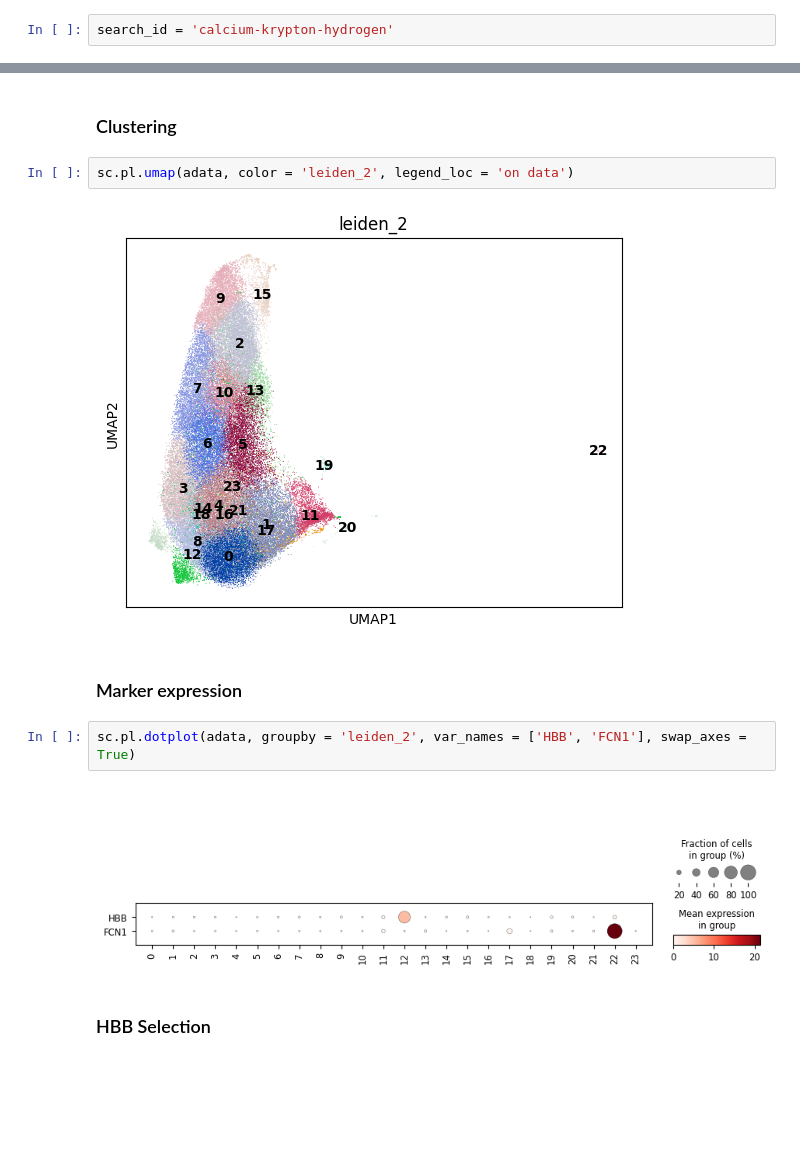
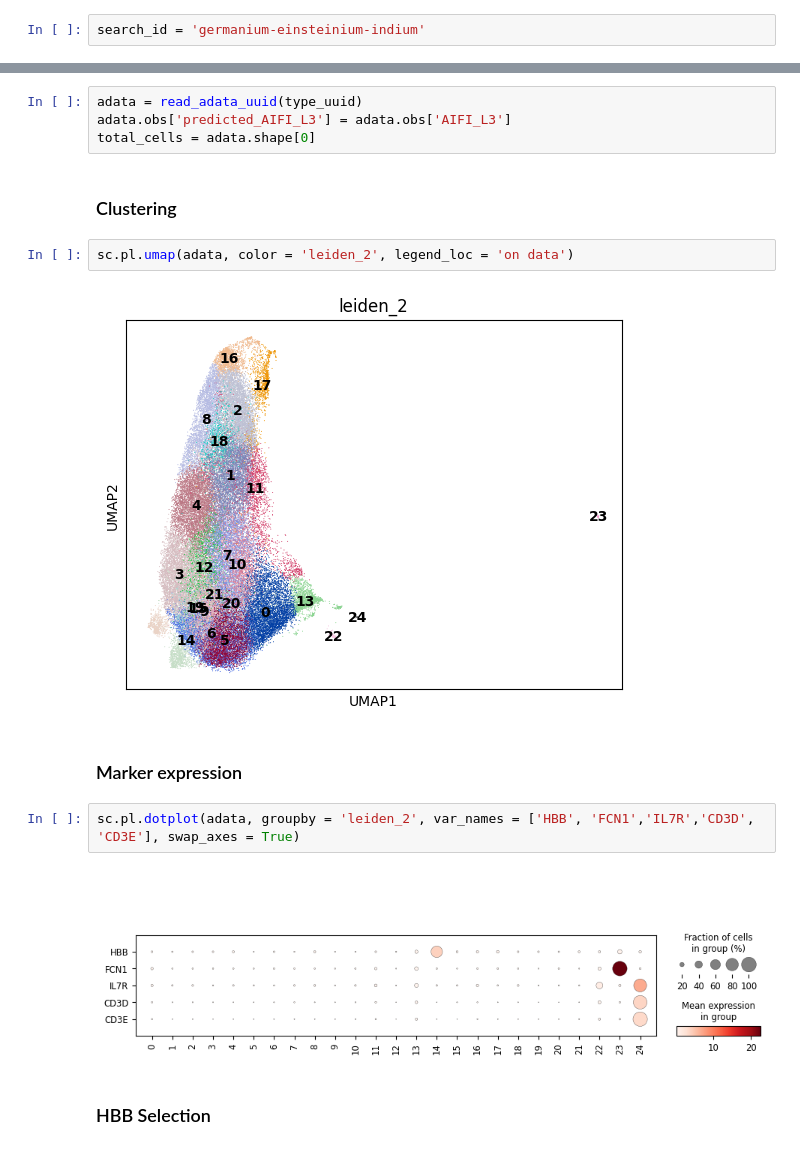
Before and after one commit to aifimmunology/sound-life-scrna-analysis, a Jupyter notebook: scrna-seq_analysis/02-reference_labeling/12g-Python_filter_L3_other_data.ipynb, the cells around one changed output, grey strips where cells are left out. Cells and saved outputs as stored; diff of their text form; blank space fills up the shorter version.

```diff
--- a/scrna-seq_analysis/02-reference_labeling/12g-Python_filter_L3_other_data.ipynb
+++ b/scrna-seq_analysis/02-reference_labeling/12g-Python_filter_L3_other_data.ipynb
@@ -267,7 +267,7 @@ hierarchy_df = read_csv_uuid(hierarchy_uuid)
 # %% [markdown]
 ## Identify files for use in HISE
 # %%
-search_id = 'calcium-krypton-hydrogen'
+search_id = 'germanium-einsteinium-indium'
 # %% [markdown]
 Retrieve files stored in our HISE project store
 # %%
@@ -536,15 +561,19 @@ type_uuid
+# %%
+adata = read_adata_uuid(type_uuid)
+adata.obs['predicted_AIFI_L3'] = adata.obs['AIFI_L3']
+total_cells = adata.shape[0]
 # %% [markdown]
 ### Clustering
 # %%
 sc.pl.umap(adata, color = 'leiden_2', legend_loc = 'on data')
 # %% [output]
-[figure, old version]
+[figure, new version]
 # %% [markdown]
 ### Marker expression
 # %%
-sc.pl.dotplot(adata, groupby = 'leiden_2', var_names = ['HBB', 'FCN1'], swap_axes = True)
+sc.pl.dotplot(adata, groupby = 'leiden_2', var_names = ['HBB', 'FCN1','IL7R','CD3D', 'CD3E'], swap_axes = True)
 # %% [output]
-[figure, old version]
+[figure, new version]
 # %% [markdown]
 ### HBB Selection
 # %% [markdown]
```
Also changed, not shown: parts of 34 cells of this notebook.
